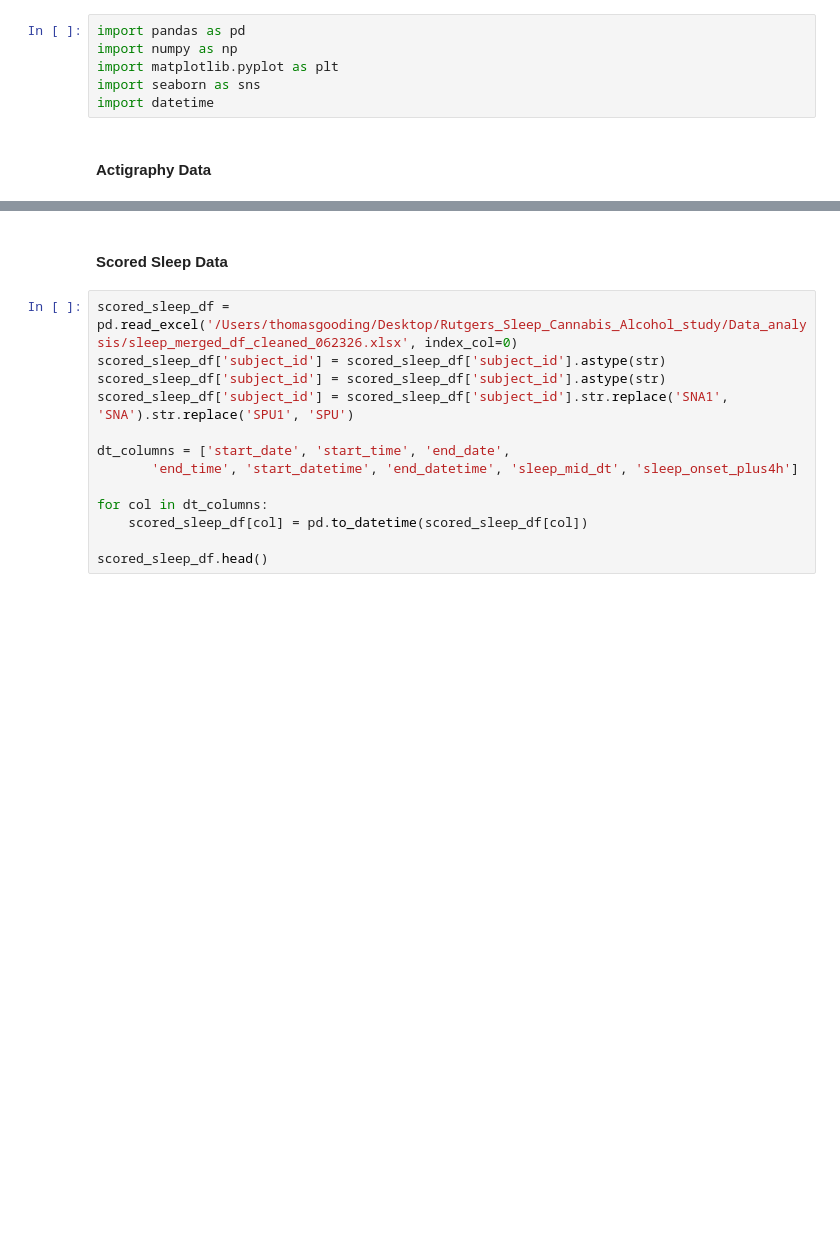
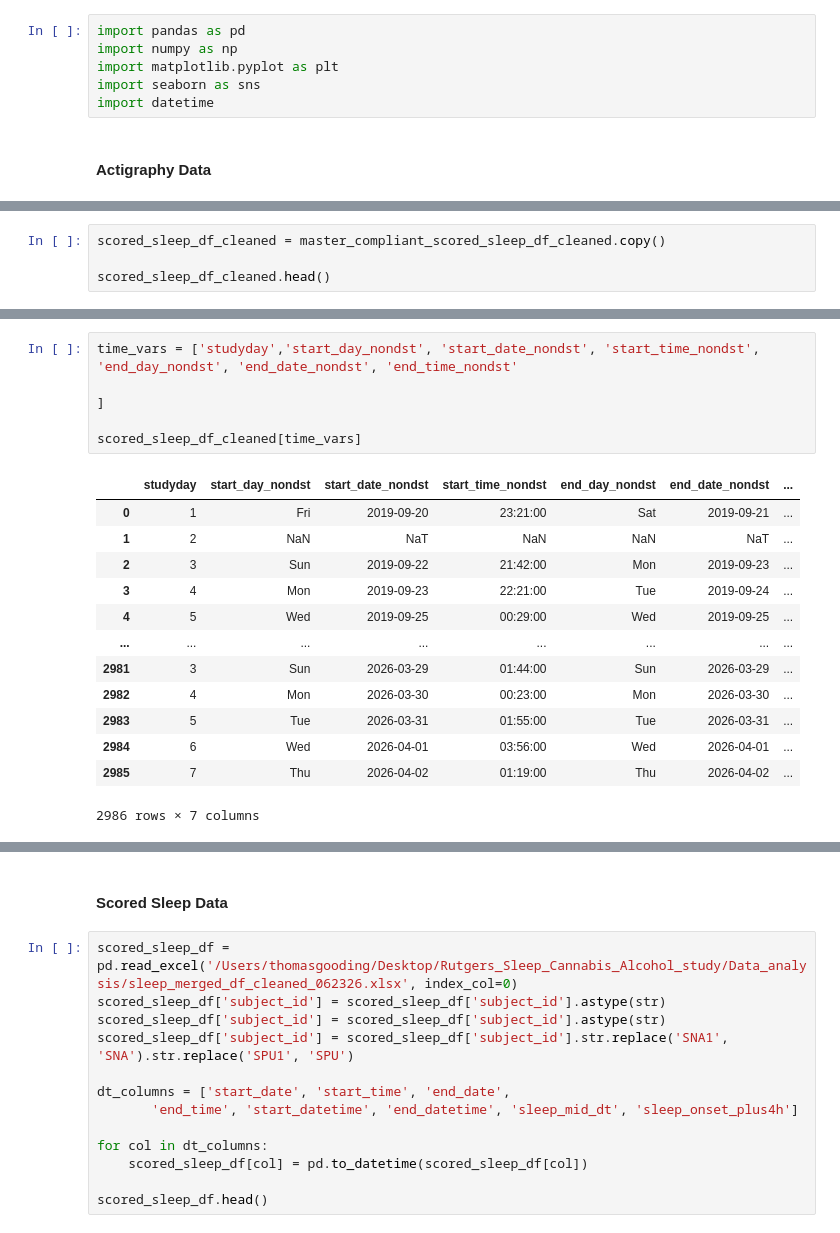
Before and after one commit to Tom-Gooding/Portfolio, a Jupyter notebook: Data_Projects/Rutgers Research/Rutgers_Sleep_Cannabis_Alcohol_study/RUmerging_sleep_actigraphy_data_091026.ipynb, the cells around one changed output, grey strips where cells are left out. Drawn from its saved outputs; the diff is of its cells as text; blank space fills up the shorter version.

```diff
--- a/Data_Projects/Rutgers Research/Rutgers_Sleep_Cannabis_Alcohol_study/RUmerging_sleep_actigraphy_data_091026.ipynb
+++ b/Data_Projects/Rutgers Research/Rutgers_Sleep_Cannabis_Alcohol_study/RUmerging_sleep_actigraphy_data_091026.ipynb
@@ -151,0 +326,4 @@ scored_test.head()
+# %%
+scored_sleep_df_cleaned = master_compliant_scored_sleep_df_cleaned.copy()
+
+scored_sleep_df_cleaned.head()
@@ -151,0 +370,20 @@ scored_test.head()
+# %%
+time_vars = ['studyday','start_day_nondst', 'start_date_nondst', 'start_time_nondst', 'end_day_nondst', 'end_date_nondst', 'end_time_nondst'
+
+]
+
+scored_sleep_df_cleaned[time_vars]
+# %% [output]
+|  | studyday | start_day_nondst | start_date_nondst | start_time_nondst | end_day_nondst | end_date_nondst | ... |
+| 0 | 1 | Fri | 2019-09-20 | 23:21:00 | Sat | 2019-09-21 | ... |
+| 1 | 2 | NaN | NaT | NaN | NaN | NaT | ... |
+| 2 | 3 | Sun | 2019-09-22 | 21:42:00 | Mon | 2019-09-23 | ... |
+| 3 | 4 | Mon | 2019-09-23 | 22:21:00 | Tue | 2019-09-24 | ... |
+| 4 | 5 | Wed | 2019-09-25 | 00:29:00 | Wed | 2019-09-25 | ... |
+| ... | ... | ... | ... | ... | ... | ... | ... |
+| 2981 | 3 | Sun | 2026-03-29 | 01:44:00 | Sun | 2026-03-29 | ... |
+| 2982 | 4 | Mon | 2026-03-30 | 00:23:00 | Mon | 2026-03-30 | ... |
+| 2983 | 5 | Tue | 2026-03-31 | 01:55:00 | Tue | 2026-03-31 | ... |
+| 2984 | 6 | Wed | 2026-04-01 | 03:56:00 | Wed | 2026-04-01 | ... |
+| 2985 | 7 | Thu | 2026-04-02 | 01:19:00 | Thu | 2026-04-02 | ... |
+2986 rows × 7 columns
```
Also changed, not shown: parts of 49 cells of this notebook, 2 other files.
